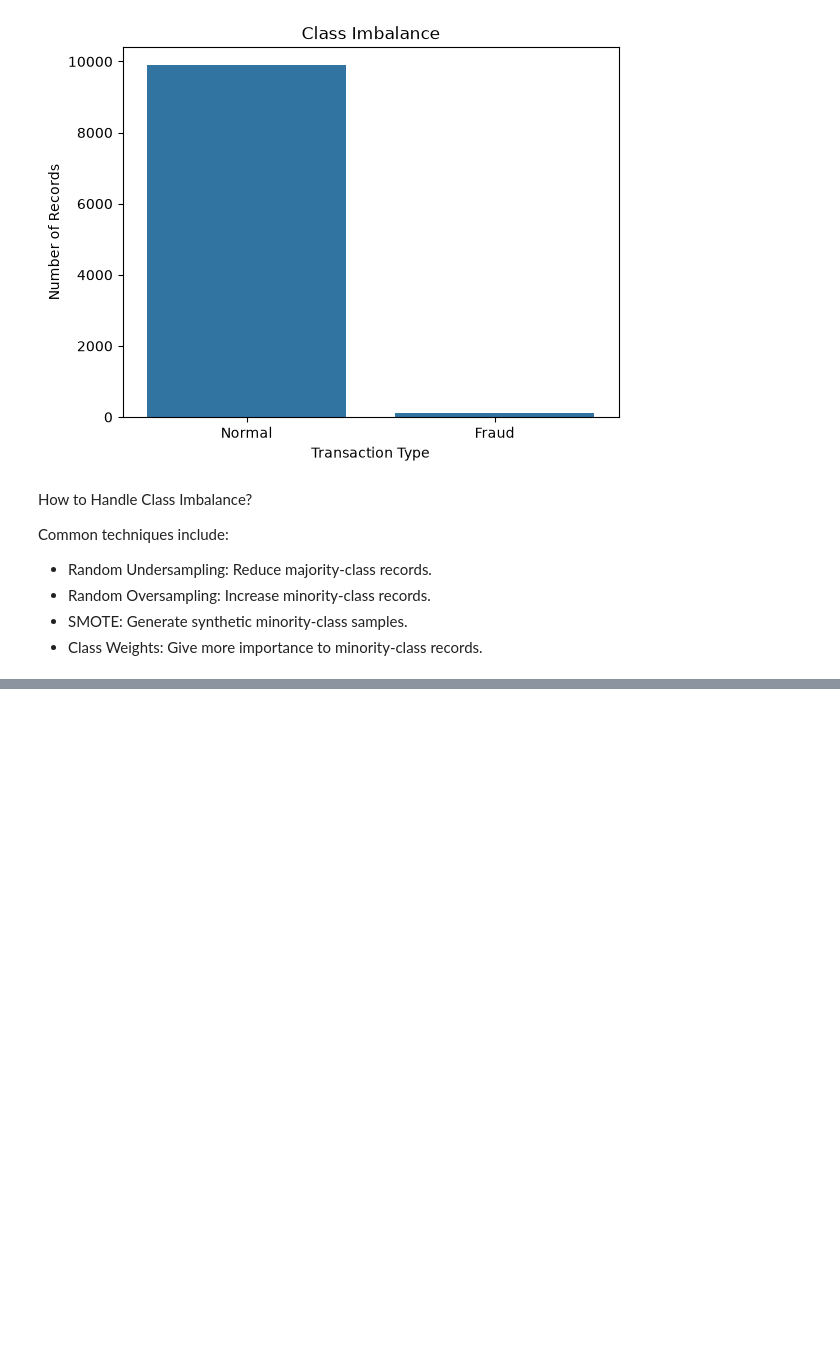
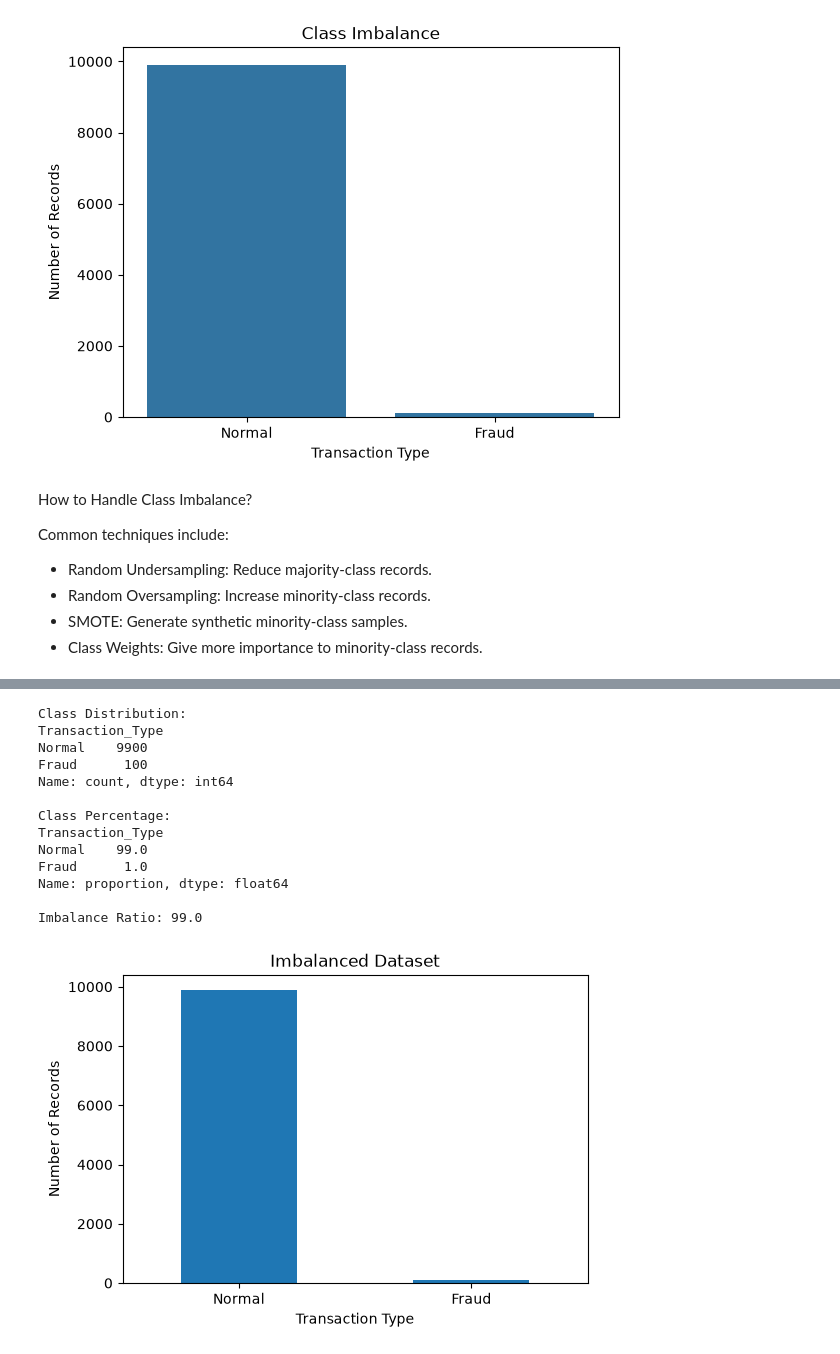
Before and after one commit to upendarreddyadla/Sprint-5-Data-Cleaning-Data-Preprocessing, a Jupyter notebook: 11_Imbalanced_Data.ipynb, the cells around one changed output, grey strips where cells are left out. Drawn from its saved outputs; the diff is of its cells as text; code cells hidden in the pictures; blank space fills up the shorter version.

```diff
--- a/11_Imbalanced_Data.ipynb
+++ b/11_Imbalanced_Data.ipynb
@@ -166,0 +215,51 @@ Common techniques include:
+# %%
+import pandas as pd
+import matplotlib.pyplot as plt
+
+# Create an imbalanced dataset
+data = {
+    'Transaction_Type': ['Normal'] * 9900 + ['Fraud'] * 100
+}
+
+df = pd.DataFrame(data)
+
+# Calculate class counts
+class_counts = df['Transaction_Type'].value_counts()
+
+print("Class Distribution:")
+print(class_counts)
+
+# Calculate class percentages
+class_percentage = df['Transaction_Type'].value_counts(normalize=True) * 100
+
+print("\nClass Percentage:")
+print(class_percentage)
+
+# Calculate imbalance ratio
+imbalance_ratio = class_counts.max() / class_counts.min()
+
+print("\nImbalance Ratio:", imbalance_ratio)
+
+# Visualize class distribution
+class_counts.plot(kind='bar', figsize=(6, 4))
+
+plt.title("Imbalanced Dataset")
+plt.xlabel("Transaction Type")
+plt.ylabel("Number of Records")
+plt.xticks(rotation=0)
+plt.show()
+# %% [output]
+Class Distribution:
+Transaction_Type
+Normal    9900
+Fraud      100
+Name: count, dtype: int64
+
+Class Percentage:
+Transaction_Type
+Normal    99.0
+Fraud      1.0
+Name: proportion, dtype: float64
+
+Imbalance Ratio: 99.0
+[figure, added]
```
Also changed, not shown: parts of 56 cells of this notebook.
